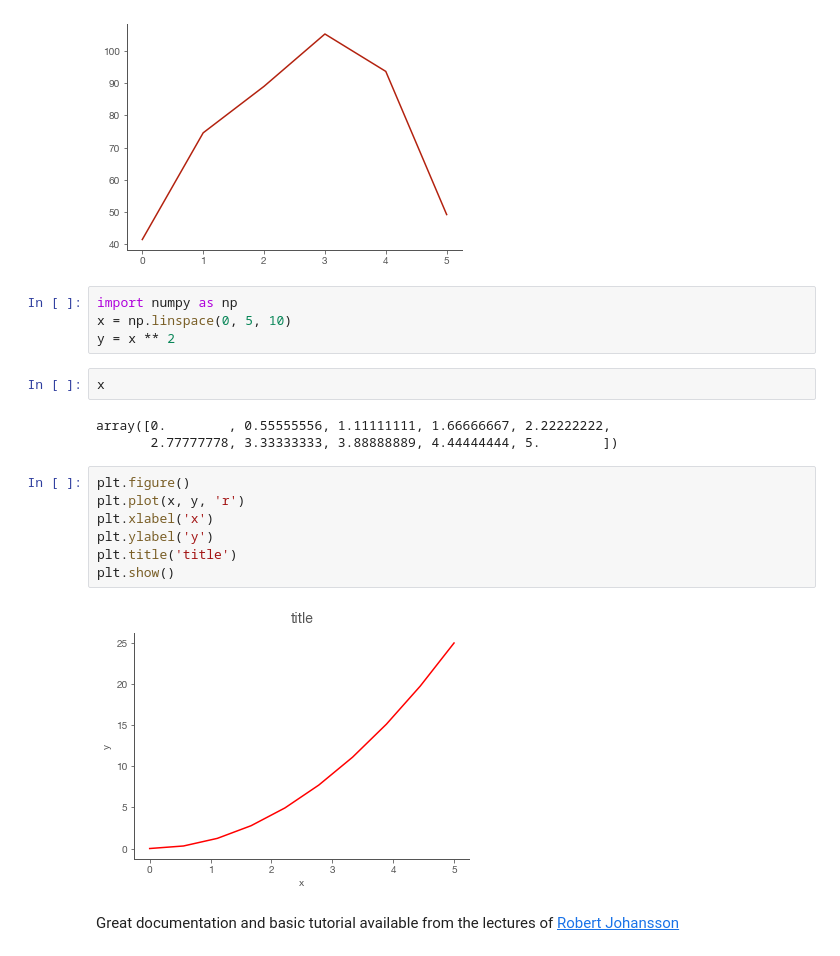
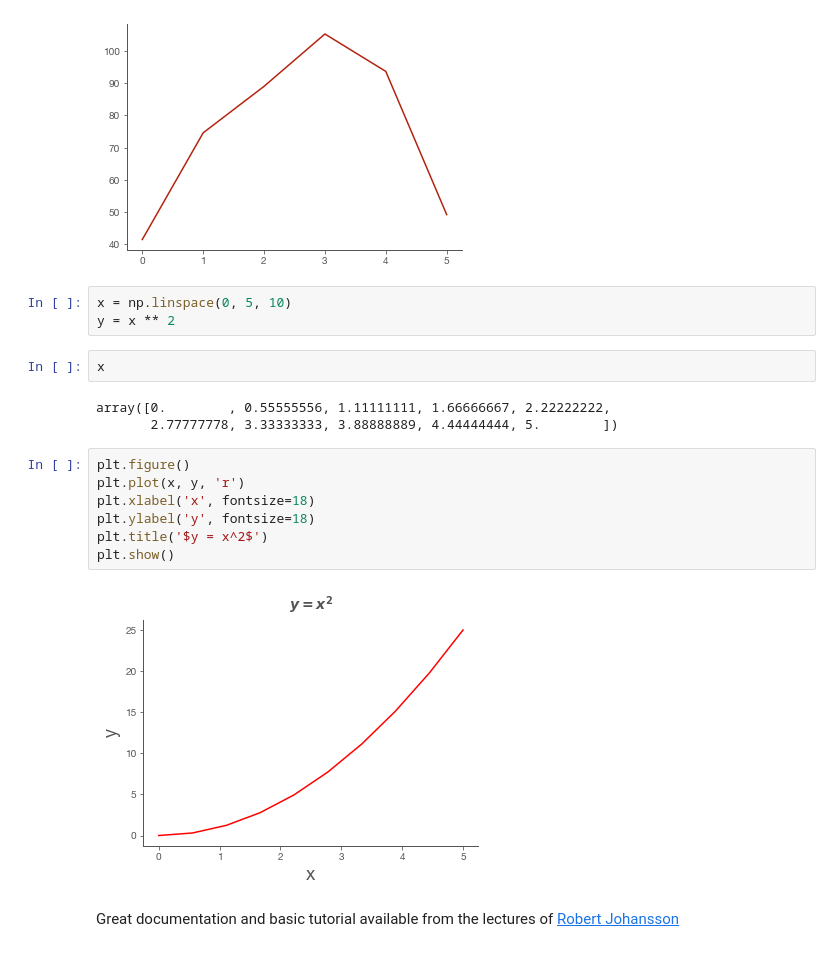
Before and after one commit to micheletizzoni/Complexity-in-social-systems, a Jupyter notebook: 1-intro/nb01_Python_Jupyter_notebook.ipynb, the cells around one changed output. Saved outputs shown, nothing was run; the diff lists cells and outputs as text.

```diff
--- a/1-intro/nb01_Python_Jupyter_notebook.ipynb
+++ b/1-intro/nb01_Python_Jupyter_notebook.ipynb
@@ -508,7 +513,6 @@ df.Diff.plot()
 <matplotlib.axes._subplots.AxesSubplot at 0x...>
 [figure]
 # %%
-import numpy as np
 x = np.linspace(0, 5, 10)
 y = x ** 2
 # %%
@@ -519,12 +523,12 @@ array([0.        , 0.55555556, 1.11111111, 1.66666667, 2.22222222,
 # %%
 plt.figure()
 plt.plot(x, y, 'r')
-plt.xlabel('x')
-plt.ylabel('y')
-plt.title('title')
+plt.xlabel('x', fontsize=18)
+plt.ylabel('y', fontsize=18)
+plt.title('$y = x^2$')
 plt.show()
 # %% [output]
-[figure, old version]
+[figure, new version]
 # %% [markdown]
 Great documentation and basic tutorial available from the lectures of [Robert Johansson](http://nbviewer.jupyter.org/github/jrjohansson/scientific-python-lectures/blob/master/Lecture-4-Matplotlib.ipynb)
 # %% [markdown]
```
Also changed, not shown: parts of 4 cells of this notebook.
